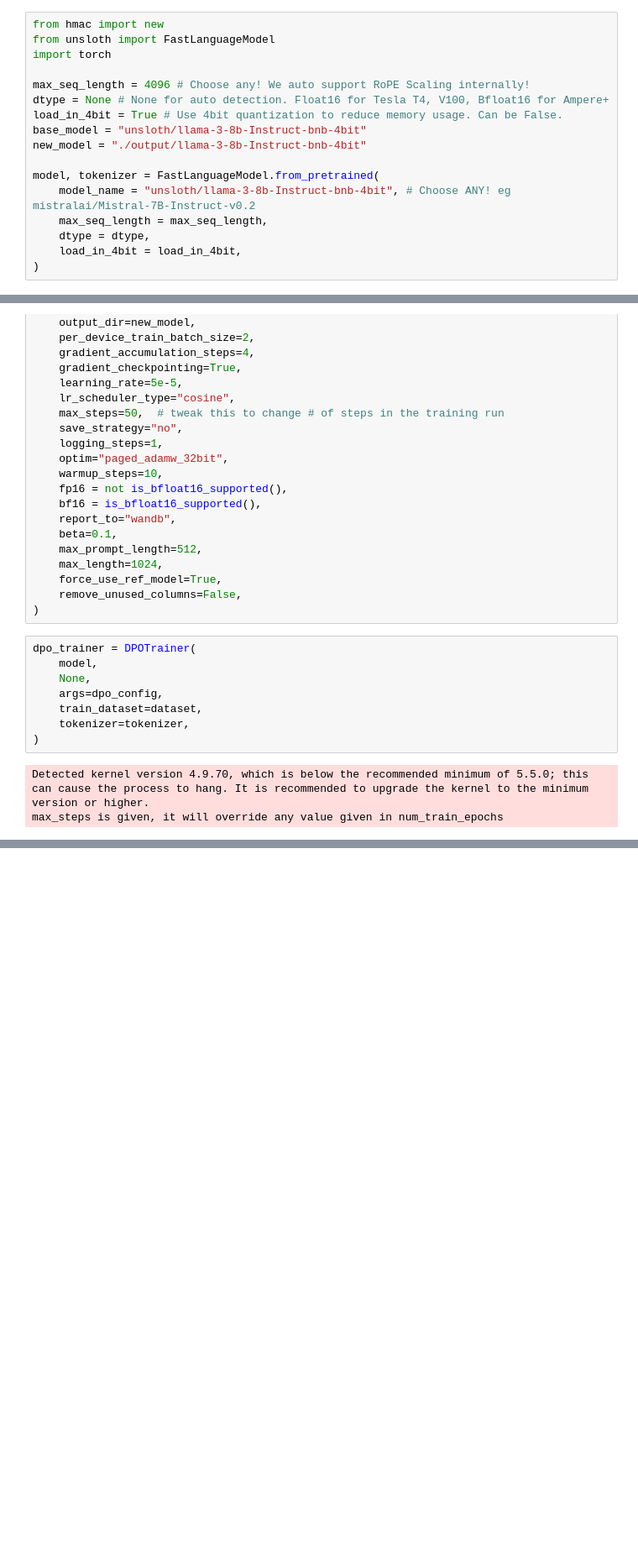
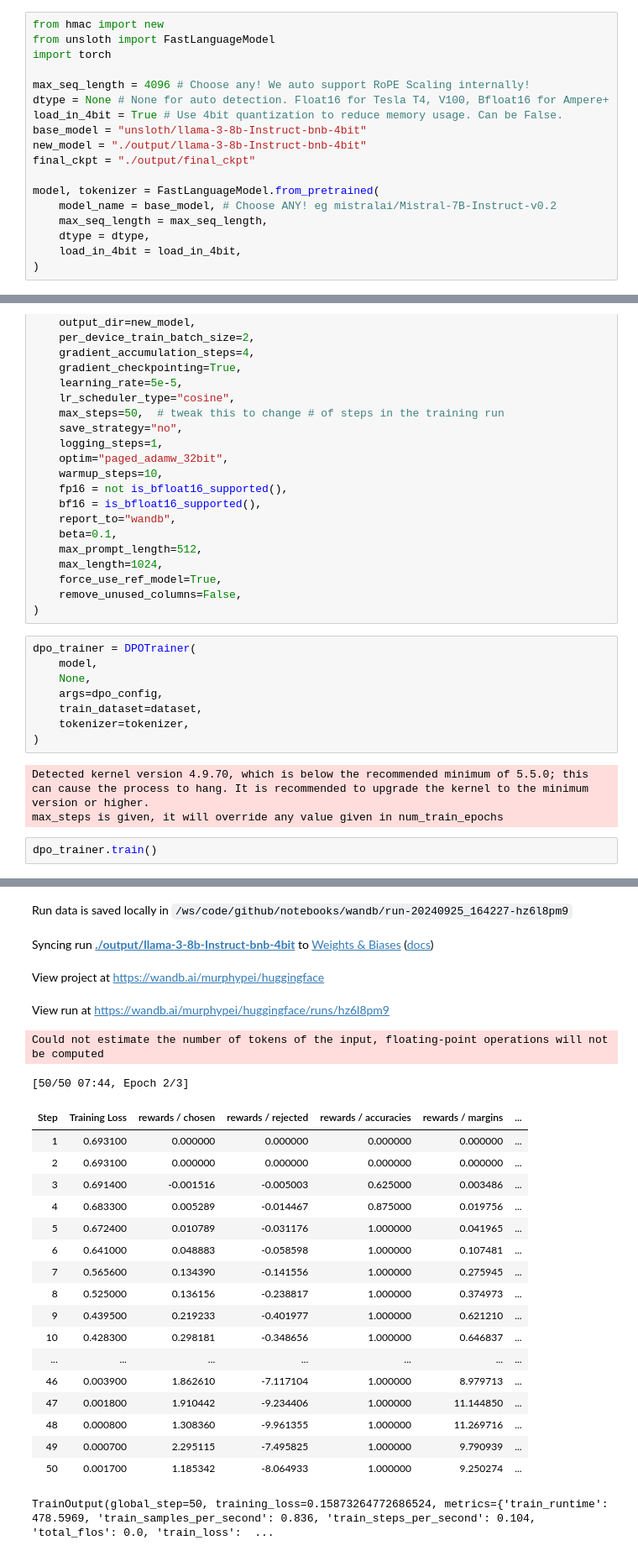
Before and after one commit to murphypei/learning_notebooks, a Jupyter notebook: llama3_dpo_unsloth.ipynb, the cells around one changed output, grey strips where cells are left out. Shown at 84% size. Cells and saved outputs as stored; diff of their text form; blank space fills up the shorter version.

Commit message:
complete llama3 dpo unsloth

```diff
--- a/llama3_dpo_unsloth.ipynb
+++ b/llama3_dpo_unsloth.ipynb
@@ -57,9 +57,10 @@ dtype = None # None for auto detection. Float16 for Tesla T4, V100, Bfloat16 for
 load_in_4bit = True # Use 4bit quantization to reduce memory usage. Can be False.
 base_model = "unsloth/llama-3-8b-Instruct-bnb-4bit"
 new_model = "./output/llama-3-8b-Instruct-bnb-4bit"
+final_ckpt = "./output/final_ckpt"
 
 model, tokenizer = FastLanguageModel.from_pretrained(
-    model_name = "unsloth/llama-3-8b-Instruct-bnb-4bit", # Choose ANY! eg mistralai/Mistral-7B-Instruct-v0.2
+    model_name = base_model, # Choose ANY! eg mistralai/Mistral-7B-Instruct-v0.2
     max_seq_length = max_seq_length,
     dtype = dtype,
     load_in_4bit = load_in_4bit,
@@ -201,3 +246,6 @@ dpo_trainer = DPOTrainer(
 # %% [output]
 Detected kernel version 4.9.70, which is below the recommended minimum of 5.5.0; this can cause the process to hang. It is recommended to upgrade the kernel to the minimum version or higher.
 max_steps is given, it will override any value given in num_train_epochs
+# %%
+dpo_trainer.train()
+# %% [output]
@@ -203,0 +259,24 @@ max_steps is given, it will override any value given in num_train_epochs
+Run data is saved locally in /ws/code/github/notebooks/wandb/run-20240925_164227-hz6l8pm9
+Syncing run ./output/llama-3-8b-Instruct-bnb-4bit to Weights & Biases (docs)
+View project at https://wandb.ai/murphypei/huggingface
+View run at https://wandb.ai/murphypei/huggingface/runs/hz6l8pm9
+Could not estimate the number of tokens of the input, floating-point operations will not be computed
+[50/50 07:44, Epoch 2/3]
+| Step | Training Loss | rewards / chosen | rewards / rejected | rewards / accuracies | rewards / margins | ... |
+| 1 | 0.693100 | 0.000000 | 0.000000 | 0.000000 | 0.000000 | ... |
+| 2 | 0.693100 | 0.000000 | 0.000000 | 0.000000 | 0.000000 | ... |
+| 3 | 0.691400 | -0.001516 | -0.005003 | 0.625000 | 0.003486 | ... |
+| 4 | 0.683300 | 0.005289 | -0.014467 | 0.875000 | 0.019756 | ... |
+| 5 | 0.672400 | 0.010789 | -0.031176 | 1.000000 | 0.041965 | ... |
+| 6 | 0.641000 | 0.048883 | -0.058598 | 1.000000 | 0.107481 | ... |
+| 7 | 0.565600 | 0.134390 | -0.141556 | 1.000000 | 0.275945 | ... |
+| 8 | 0.525000 | 0.136156 | -0.238817 | 1.000000 | 0.374973 | ... |
+| 9 | 0.439500 | 0.219233 | -0.401977 | 1.000000 | 0.621210 | ... |
+| 10 | 0.428300 | 0.298181 | -0.348656 | 1.000000 | 0.646837 | ... |
+| ... | ... | ... | ... | ... | ... | ... |
+| 46 | 0.003900 | 1.862610 | -7.117104 | 1.000000 | 8.979713 | ... |
+| 47 | 0.001800 | 1.910442 | -9.234406 | 1.000000 | 11.144850 | ... |
+| 48 | 0.000800 | 1.308360 | -9.961355 | 1.000000 | 11.269716 | ... |
+| 49 | 0.000700 | 2.295115 | -7.495825 | 1.000000 | 9.790939 | ... |
+| 50 | 0.001700 | 1.185342 | -8.064933 | 1.000000 | 9.250274 | ... |
+TrainOutput(global_step=50, training_loss=0.15873264772686524, metrics={'train_runtime': 478.5969, 'train_samples_per_second': 0.836, 'train_steps_per_second': 0.104, 'total_flos': 0.0, 'train_loss':  ...
```
Also changed, not shown: parts of 12 cells of this notebook, 1 other file.
